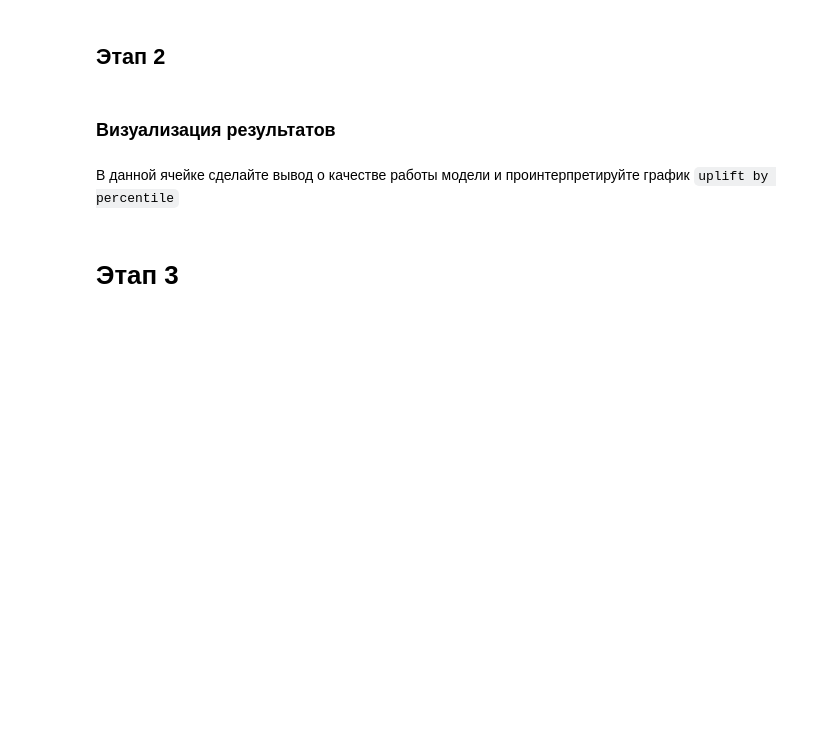
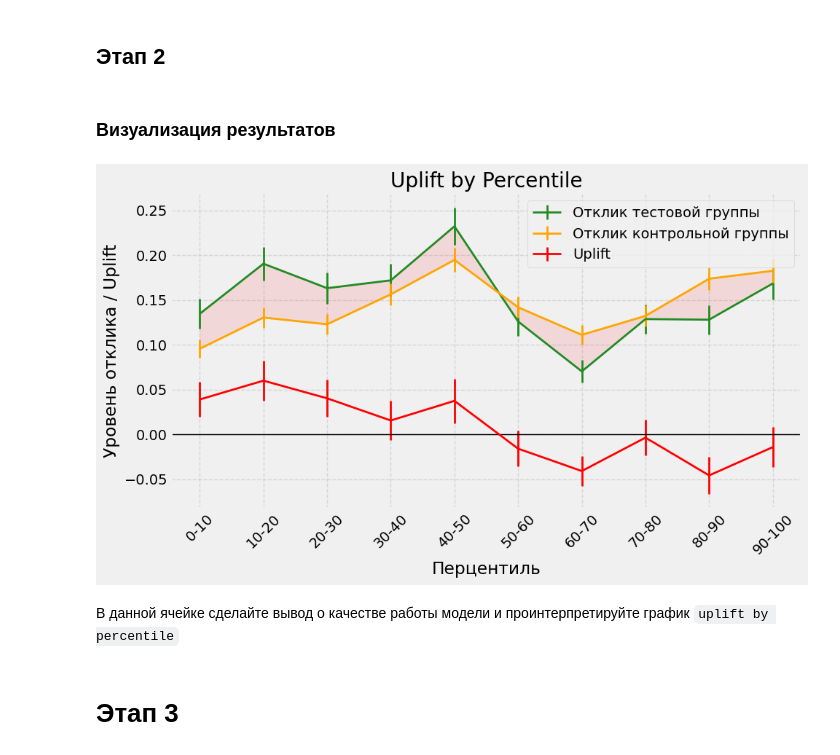
Before and after one commit to ln-ptrv/uplift_project, a Jupyter notebook: final_project_template.ipynb, the cells around one changed output. Cells and saved outputs as stored; diff of their text form; code cells hidden in the pictures; blank space fills up the shorter version.

```diff
--- a/final_project_template.ipynb
+++ b/final_project_template.ipynb
@@ -972,3 +978,18 @@ from utils import custom_uplift_by_percentile
+# %%
+from utils import custom_uplift_by_percentile
+
+# Визуализация Uplift по перцентилям
+fig = custom_uplift_by_percentile(y_true=y_test,
+                                  uplift=uplift_features,
+                                  treatment=treatment_test,
+                                  kind='line',
+                                  bins=10,
+                                  string_percentiles=True,
+                                  figsize=(10, 6),
+                                  title='Uplift by Percentile')
+plt.show()
+# %% [output]
+[figure, added]
 # %% [markdown]
 В данной ячейке сделайте вывод о качестве работы модели и проинтерпретируйте график `uplift by percentile`
 # %% [markdown]
```
Also changed, not shown: parts of 8 cells of this notebook.
